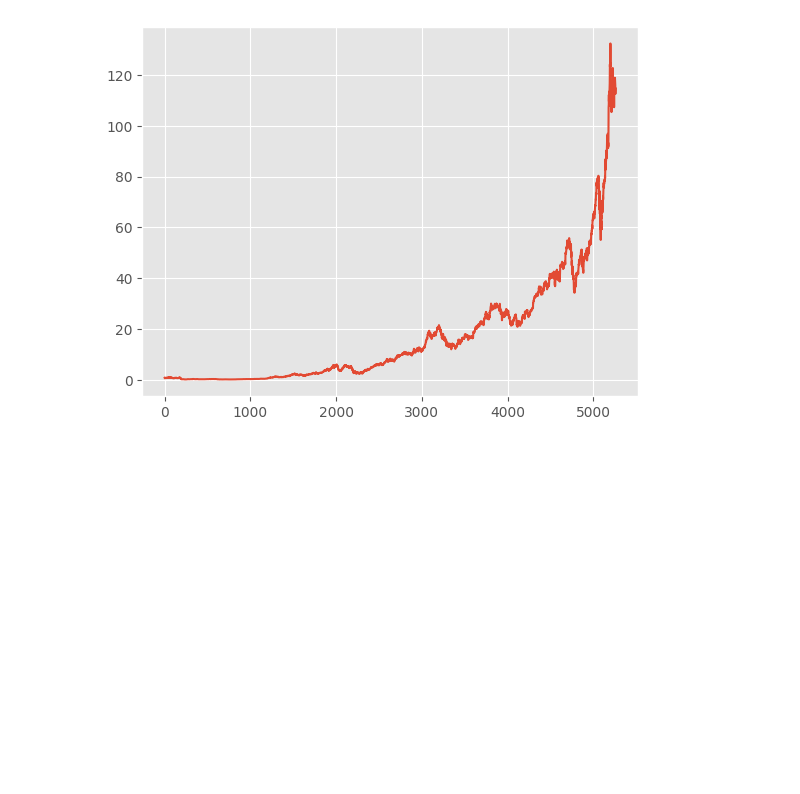
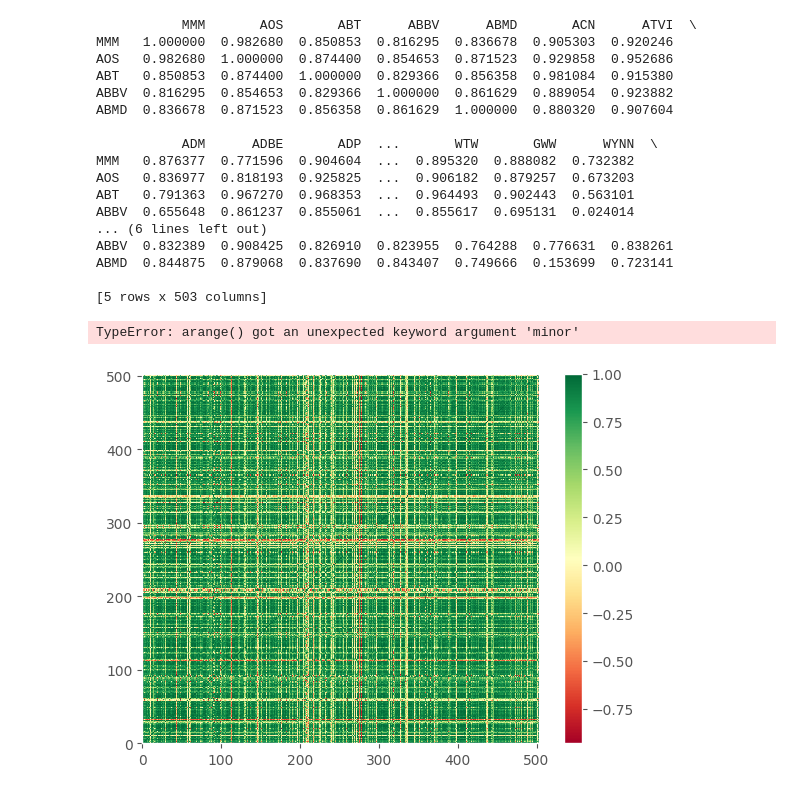
Before and after one commit to amaboh/finance_with_pyhton, a Jupyter notebook: marketwatch.ipynb, the cells around one changed output. Drawn from its saved outputs; the diff is of its cells as text; code cells hidden in the pictures; blank space fills up the shorter version.

```diff
--- a/marketwatch.ipynb
+++ b/marketwatch.ipynb
@@ -3,6 +3,7 @@ import bs4 as bs
 import datetime as dt
 import matplotlib.pyplot as plt
 from matplotlib import style
+import numpy as np
 import os
 import pandas as pd
 import pickle
@@ -44,33 +45,74 @@ def get_data_from_yahoo(reload_sp500=False):
 
 def compile_data():
     with open("sp500tickers.pickle","rb") as f:
         tickers = pickle.load(f)
 
     main_df = pd.DataFrame()
 
     for count, ticker in enumerate(tickers):
         df = pd.read_csv('stock_dfs/{}.csv'.format(ticker))
         df.set_index('Date', inplace=True)
 
         df.rename(columns ={'Adj Close': ticker}, inplace=True)
         df.drop(['Open','High','Low','Close','Volume'],1,inplace=True )
 
         if main_df.empty:
             main_df = df
         else:
             main_df = main_df.join(df, how='outer')
 
         if count % 10 == 0:
             print(count)
 
     print(main_df.head())
     main_df.to_csv('sp500_joined_closes.csv')
 
 def visualize_data():
     df = pd.read_csv('sp500_joined_closes.csv')
-    df['AAPL'].plot()
+#     df['AAPL'].plot()
+#     plt.show()
+
+    df_corr = df.corr()
+    print(df_corr.head())
+
+    data = df_corr.values
+    fig = plt.figure()
+    ax = fig.add_subplot(1,1,1)
+
+    heatmap = ax.pcolor(data, cmap=plt.cm.RdYlGn)
+    fig.colorbar(heatmap)
+    ax.set_xticks(np.arange(data.shape[0] + 0.5, minor=False))
+    ax.set_yticks(np.arange(data.shape[1] + 0.5, minor=False))
+    ax.invert_yaxis()
+    ax.xaxis.tick_top()
+
+    columns_labels = df_corr.columns
+    row_labels = df_corr.index
+
+    ax.set_xtickslabels(column_labels)
+    ax.set_ytickslabels(row_labels)
+    plt.xticks(rotation=90)
+    heatmap.set_clim(-1,1)
+    plt.tight_layout
     plt.show()
-
 visualize_data()
 # %% [output]
+           MMM       AOS       ABT      ABBV      ABMD       ACN      ATVI  \
+MMM   1.000000  0.982680  0.850853  0.816295  0.836678  0.905303  0.920246
+AOS   0.982680  1.000000  0.874400  0.854653  0.871523  0.929858  0.952686
+ABT   0.850853  0.874400  1.000000  0.829366  0.856358  0.981084  0.915380
+ABBV  0.816295  0.854653  0.829366  1.000000  0.861629  0.889054  0.923882
+ABMD  0.836678  0.871523  0.856358  0.861629  1.000000  0.880320  0.907604
+
+           ADM      ADBE       ADP  ...       WTW       GWW      WYNN  \
+MMM   0.876377  0.771596  0.904604  ...  0.895320  0.888082  0.732382
+AOS   0.836977  0.818193  0.925825  ...  0.906182  0.879257  0.673203
+ABT   0.791363  0.967270  0.968353  ...  0.964493  0.902443  0.563101
+ABBV  0.655648  0.861237  0.855061  ...  0.855617  0.695131  0.024014
+... (6 lines left out)
+ABBV  0.832389  0.908425  0.826910  0.823955  0.764288  0.776631  0.838261
+ABMD  0.844875  0.879068  0.837690  0.843407  0.749666  0.153699  0.723141
+
+[5 rows x 503 columns]
+TypeError: arange() got an unexpected keyword argument 'minor'
-[figure, old version]
+[figure, new version]
```
Also changed, not shown: 2 other files.
